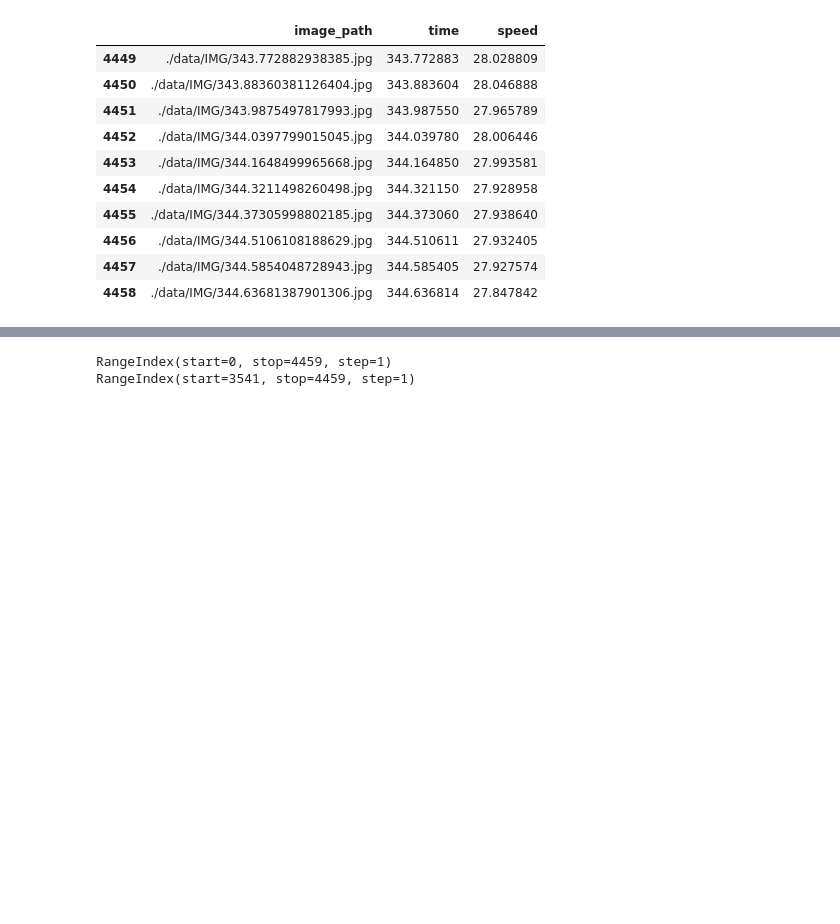
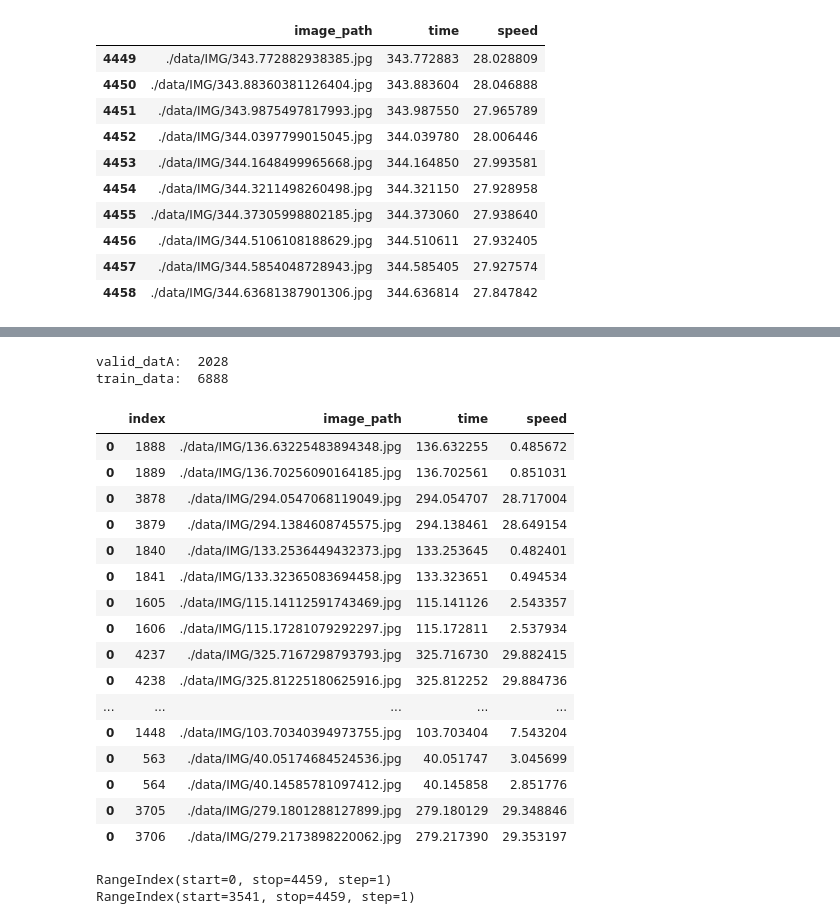
Before and after one commit to JonathanCMitchell/speedChallenge, a Jupyter notebook: NvidiaModel.ipynb, the cells around one changed output, grey strips where cells are left out. Cells and saved outputs as stored; diff of their text form; code cells hidden in the pictures; blank space fills up the shorter version.

Commit message:
[feature] - nvidia: implements batch_shuffler and current-prev frame selector in generators

```diff
--- a/NvidiaModel.ipynb
+++ b/NvidiaModel.ipynb
@@ -63,3 +67,51 @@ df.tail(10)
+# %%
+def batch_shuffle(dframe):
+    train_data = pd.DataFrame()
+    valid_data = pd.DataFrame()
+    for i in range(len(dframe) - 1):
+        idx1 = np.random.randint(len(dframe) - 1)
+        idx2 = idx1 + 1
+
+        row1 = dframe.iloc[[idx1]].reset_index()
+        row2 = dframe.iloc[[idx2]].reset_index()
+
+        randInt = np.random.randint(9)
+        if 0 <= randInt <= 1:
+            valid_frames = [valid_data, row1, row2]
+            valid_data = pd.concat(valid_frames, axis = 0, join = 'outer', ignore_index=False)
+        if randInt >= 2:
+            train_frames = [train_data, row1, row2]
+            train_data = pd.concat(train_frames, axis = 0, join = 'outer', ignore_index=False)
+    return train_data, valid_data
+# %%
+train_data, valid_data = batch_shuffle(df)
+# %%
+
+print('valid_datA: ', len(valid_data))
+print('train_data: ', len(train_data))
+# %% [output]
+valid_datA:  2028
+train_data:  6888
+# %%
+train_data.head(50)
+# %% [output]
+|  | index | image_path | time | speed |
+| 0 | 1888 | ./data/IMG/136.63225483894348.jpg | 136.632255 | 0.485672 |
+| 0 | 1889 | ./data/IMG/136.70256090164185.jpg | 136.702561 | 0.851031 |
+| 0 | 3878 | ./data/IMG/294.0547068119049.jpg | 294.054707 | 28.717004 |
+| 0 | 3879 | ./data/IMG/294.1384608745575.jpg | 294.138461 | 28.649154 |
+| 0 | 1840 | ./data/IMG/133.2536449432373.jpg | 133.253645 | 0.482401 |
+| 0 | 1841 | ./data/IMG/133.32365083694458.jpg | 133.323651 | 0.494534 |
+| 0 | 1605 | ./data/IMG/115.14112591743469.jpg | 115.141126 | 2.543357 |
+| 0 | 1606 | ./data/IMG/115.17281079292297.jpg | 115.172811 | 2.537934 |
+| 0 | 4237 | ./data/IMG/325.7167298793793.jpg | 325.716730 | 29.882415 |
+| 0 | 4238 | ./data/IMG/325.81225180625916.jpg | 325.812252 | 29.884736 |
+| ... | ... | ... | ... | ... |
+| 0 | 1448 | ./data/IMG/103.70340394973755.jpg | 103.703404 | 7.543204 |
+| 0 | 563 | ./data/IMG/40.05174684524536.jpg | 40.051747 | 3.045699 |
+| 0 | 564 | ./data/IMG/40.14585781097412.jpg | 40.145858 | 2.851776 |
+| 0 | 3705 | ./data/IMG/279.1801288127899.jpg | 279.180129 | 29.348846 |
+| 0 | 3706 | ./data/IMG/279.2173898220062.jpg | 279.217390 | 29.353197 |
 # %%
 valid_data = df[3541:4459]
 train_data = df[0:3540]
```
Also changed, not shown: parts of 7 cells of this notebook, 1 other file.
